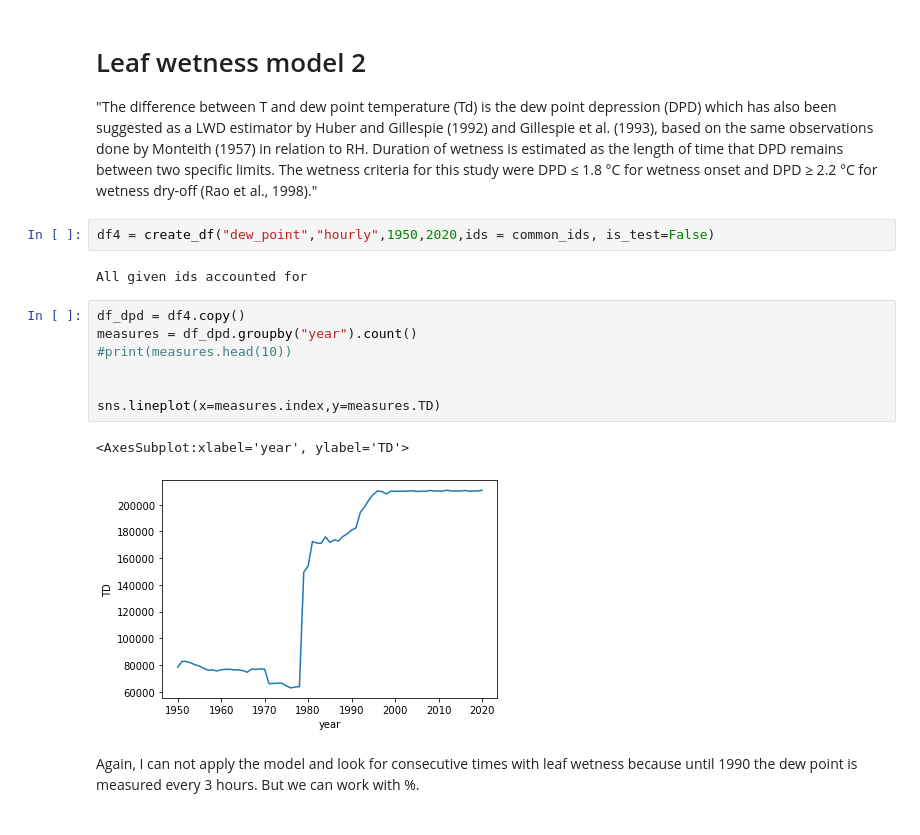
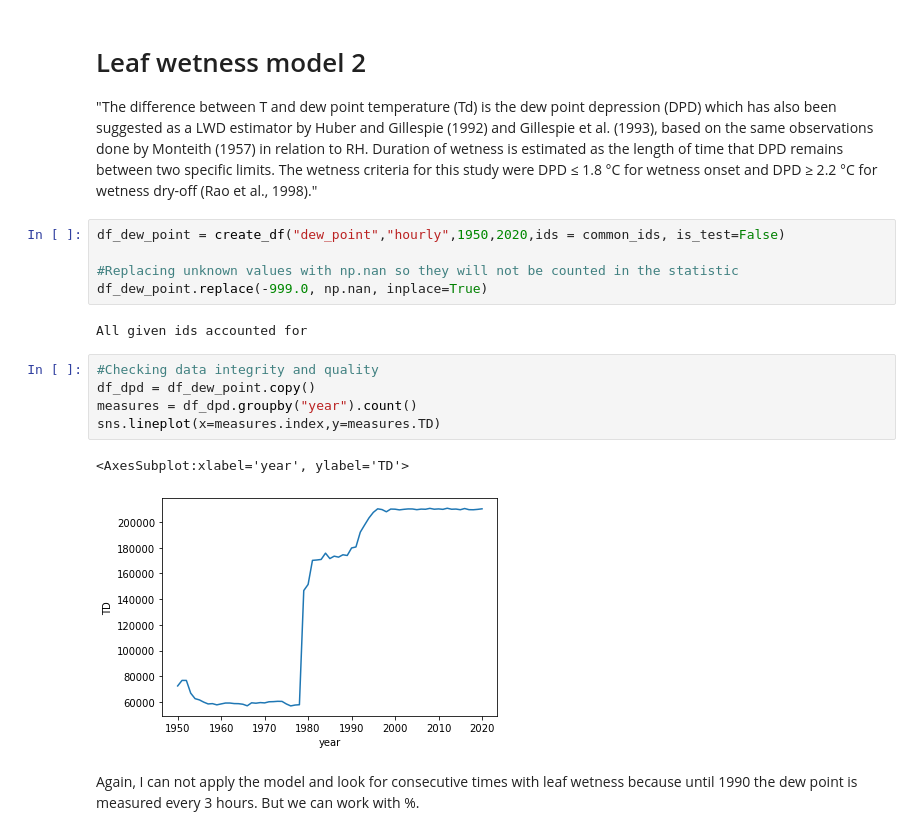
Before and after one commit to serbanradulescu/master_thesis, a Jupyter notebook: project.ipynb, the cells around one changed output. Saved outputs shown, nothing was run; the diff lists cells and outputs as text.

```diff
--- a/project.ipynb
+++ b/project.ipynb
@@ -180,20 +183,21 @@ Text(0.15, 0.031, 'Fig 2.1 Leaf dryness events from RH leaf wetness model applie
 # Leaf wetness model 2
 
 "The difference between T and dew point temperature (Td) is the dew point depression (DPD) which has also been suggested as a LWD estimator by Huber and Gillespie (1992) and Gillespie et al. (1993), based on the same observations done by Monteith (1957) in relation to RH. Duration of wetness is estimated as the length of time that DPD remains between two specific limits. The wetness criteria for this study were DPD ≤ 1.8 °C for wetness onset and DPD ≥ 2.2 °C for wetness dry-off (Rao et al., 1998)."
-# %%
-df4 = create_df("dew_point","hourly",1950,2020,ids = common_ids, is_test=False)
-# %% [output]
-All given ids accounted for
+# %%
+df_dew_point = create_df("dew_point","hourly",1950,2020,ids = common_ids, is_test=False)
+
+#Replacing unknown values with np.nan so they will not be counted in the statistic
+df_dew_point.replace(-999.0, np.nan, inplace=True)
+# %% [output]
+All given ids accounted for
 # %%
-df_dpd = df4.copy()
+#Checking data integrity and quality
+df_dpd = df_dew_point.copy()
 measures = df_dpd.groupby("year").count()
-#print(measures.head(10))
-
-
 sns.lineplot(x=measures.index,y=measures.TD)
 # %% [output]
 <AxesSubplot:xlabel='year', ylabel='TD'>
-[figure, old version]
+[figure, new version]
 # %% [markdown]
 Again, I can not apply the model and look for consecutive times with leaf wetness because until 1990 the dew point is measured every 3 hours. But we can work with %.
 # %%
```
Also changed, not shown: parts of 12 cells of this notebook, 1 other file.
